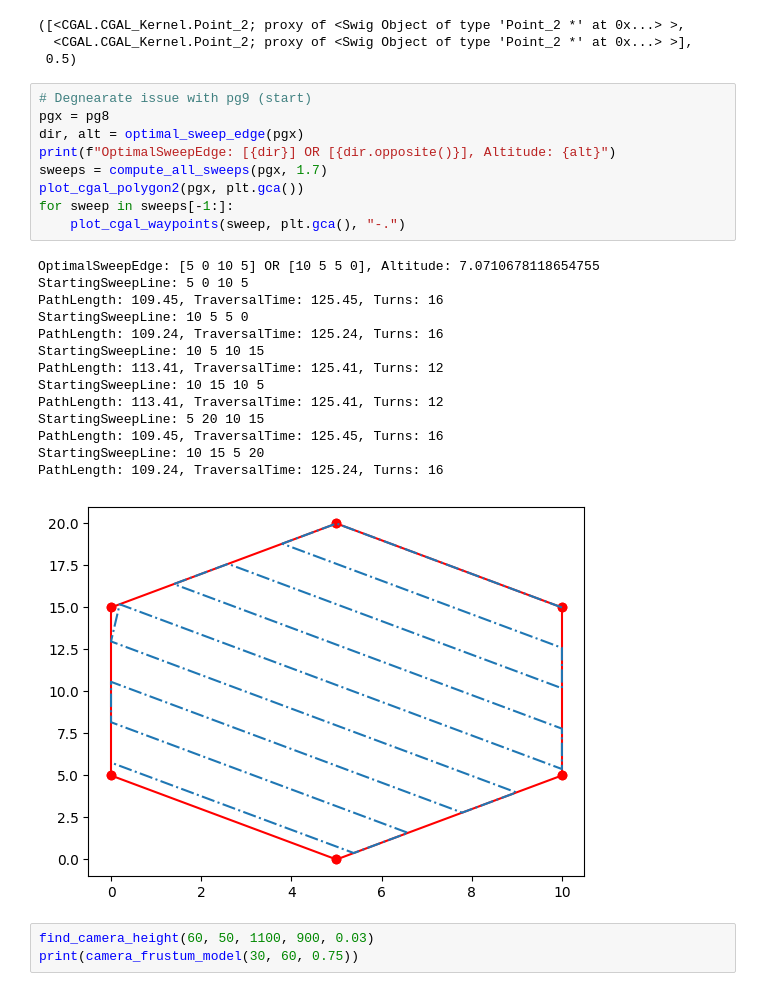
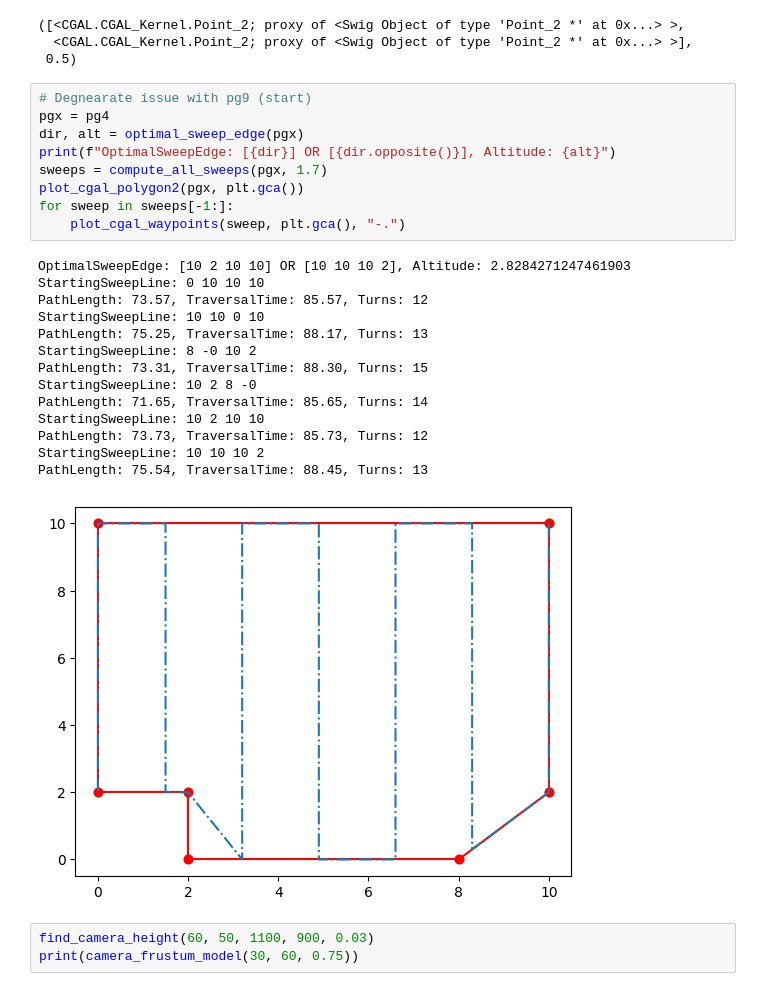
Before and after one commit to dringakn/ROSExamples, a Jupyter notebook: script/cgal_playground.ipynb, the cells around one changed output. Drawn from its saved outputs; the diff is of its cells as text.

```diff
--- a/script/cgal_playground.ipynb
+++ b/script/cgal_playground.ipynb
@@ -1147,28 +1149,28 @@ vertices_between_segments(pg1, ls1, ls2)
  0.5)
 # %%
 # Degnearate issue with pg9 (start)
-pgx = pg8
+pgx = pg4
 dir, alt = optimal_sweep_edge(pgx)
 print(f"OptimalSweepEdge: [{dir}] OR [{dir.opposite()}], Altitude: {alt}")
 sweeps = compute_all_sweeps(pgx, 1.7)
 plot_cgal_polygon2(pgx, plt.gca())
 for sweep in sweeps[-1:]:
     plot_cgal_waypoints(sweep, plt.gca(), "-.")
 # %% [output]
-OptimalSweepEdge: [5 0 10 5] OR [10 5 5 0], Altitude: 7.0710678118654755
-StartingSweepLine: 5 0 10 5
-PathLength: 109.45, TraversalTime: 125.45, Turns: 16
-StartingSweepLine: 10 5 5 0
-PathLength: 109.24, TraversalTime: 125.24, Turns: 16
-StartingSweepLine: 10 5 10 15
-PathLength: 113.41, TraversalTime: 125.41, Turns: 12
-StartingSweepLine: 10 15 10 5
-PathLength: 113.41, TraversalTime: 125.41, Turns: 12
-StartingSweepLine: 5 20 10 15
-PathLength: 109.45, TraversalTime: 125.45, Turns: 16
-StartingSweepLine: 10 15 5 20
-PathLength: 109.24, TraversalTime: 125.24, Turns: 16
+OptimalSweepEdge: [10 2 10 10] OR [10 10 10 2], Altitude: 2.8284271247461903
+StartingSweepLine: 0 10 10 10
+PathLength: 73.57, TraversalTime: 85.57, Turns: 12
+StartingSweepLine: 10 10 0 10
+PathLength: 75.25, TraversalTime: 88.17, Turns: 13
+StartingSweepLine: 8 -0 10 2
+PathLength: 73.31, TraversalTime: 88.30, Turns: 15
+StartingSweepLine: 10 2 8 -0
+PathLength: 71.65, TraversalTime: 85.65, Turns: 14
+StartingSweepLine: 10 2 10 10
+PathLength: 73.73, TraversalTime: 85.73, Turns: 12
+StartingSweepLine: 10 10 10 2
+PathLength: 75.54, TraversalTime: 88.45, Turns: 13
-[figure, old version]
+[figure, new version]
 # %%
 find_camera_height(60, 50, 1100, 900, 0.03)
 print(camera_frustum_model(30, 60, 0.75))
```
Also changed, not shown: parts of 3 cells of this notebook, 17 other files.
